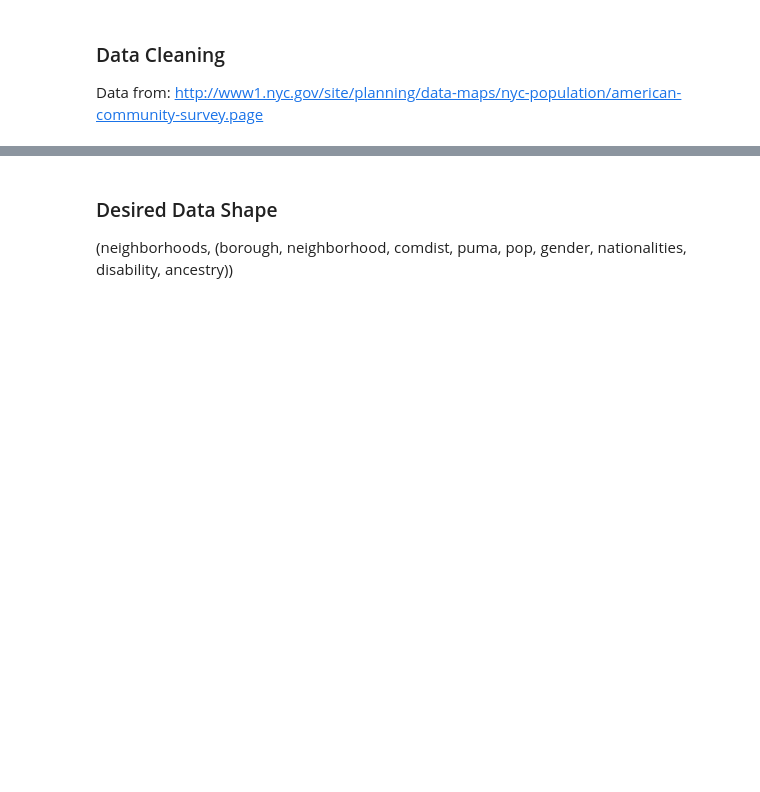
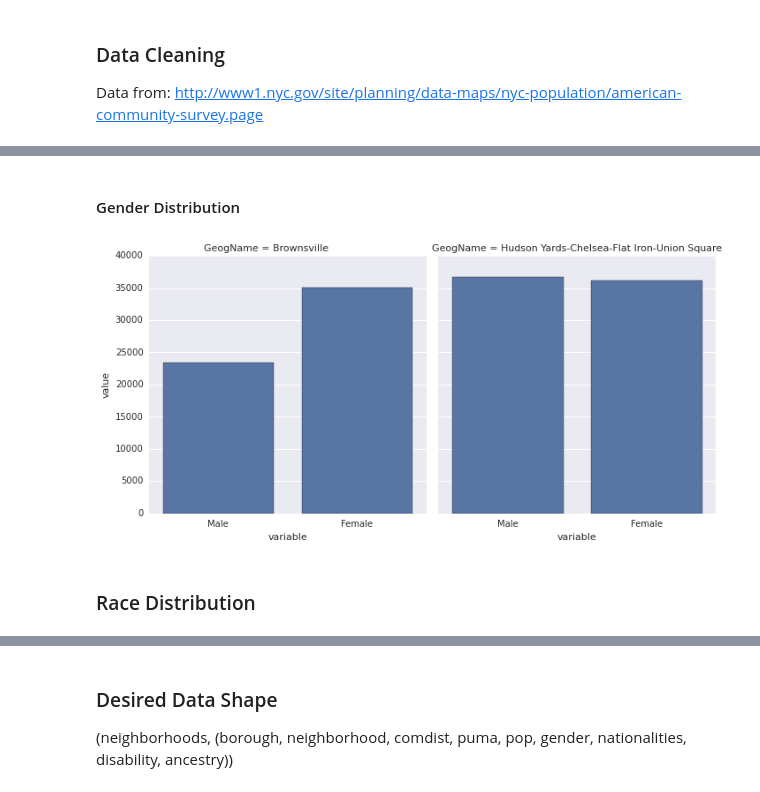
Before and after one commit to pdarche/stat4701, a Jupyter notebook: edav-project3/code/EDAV Project 3.ipynb, the cells around one changed output, grey strips where cells are left out. Cells and saved outputs as stored; diff of their text form; code cells hidden in the pictures; blank space fills up the shorter version.

```diff
--- a/edav-project3/code/EDAV Project 3.ipynb
+++ b/edav-project3/code/EDAV Project 3.ipynb
@@ -46,0 +61,13 @@ demo[(demo.GeogName.str.contains('Chels')) | ((demo.GeogName.str.contains('Brown
+# %%
+gb_melt = pd.melt(df[loc_cols + gender_cols],
+                  id_vars='GeogName', value_vars=gender_cols)
+gb_melt.replace({'MaleE': 'Male', 'FemE': 'Female'}, inplace=True)
+# %% [markdown]
+#### Gender Distribution
+# %%
+g = sns.FacetGrid(gb_melt, col="GeogName", size=5)
+g = g.map(sns.barplot, 'variable', 'value')
+# %% [output]
+[figure, added]
+# %% [markdown]
+### Race Distribution
```
Also changed, not shown: parts of 21 cells of this notebook, 3 other files.
